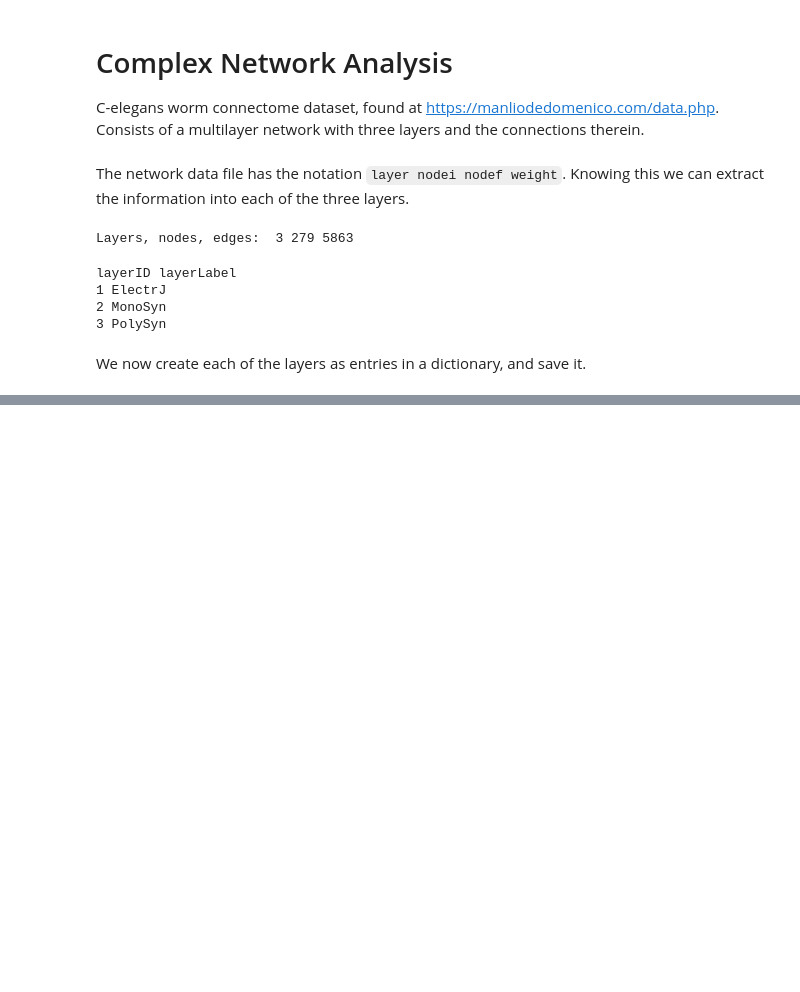
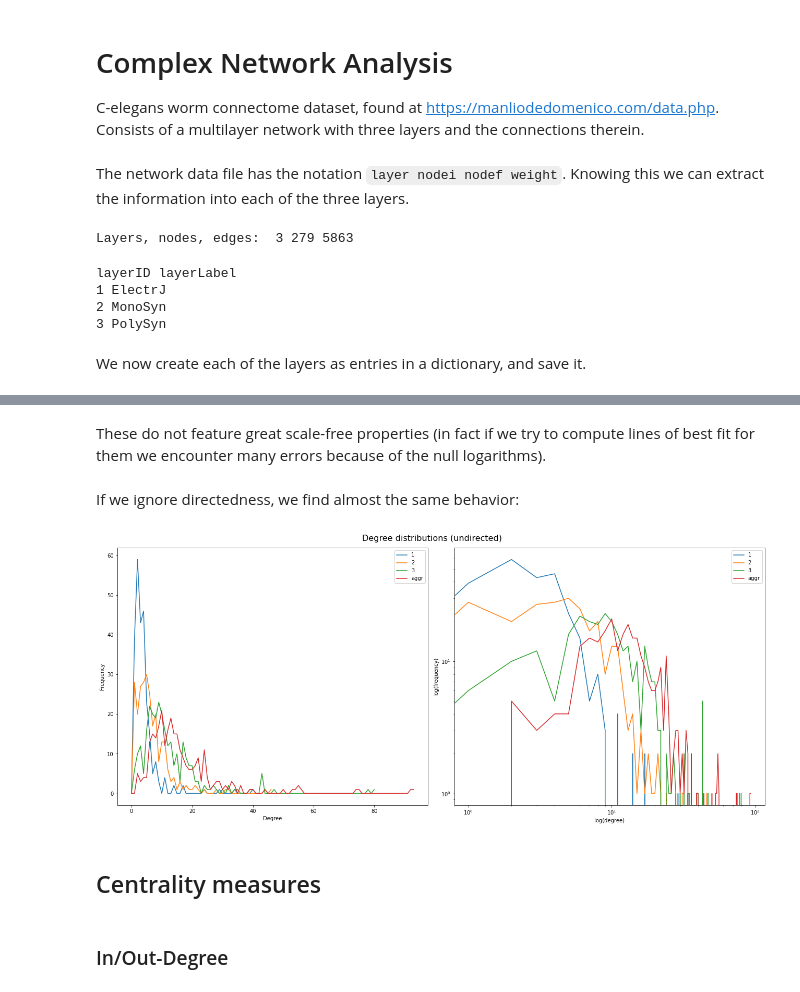
Before and after one commit to goznalo-git/RedesNeuronalesComplejas-UNED, a Jupyter notebook: ComplexNetwork/ComplexNetworkAnalysis.ipynb, the cells around one changed output, grey strips where cells are left out. Cells and saved outputs as stored; diff of their text form; code cells hidden in the pictures; blank space fills up the shorter version.

```diff
--- a/ComplexNetwork/ComplexNetworkAnalysis.ipynb
+++ b/ComplexNetwork/ComplexNetworkAnalysis.ipynb
@@ -89,0 +119,21 @@ Diameter:  5
+# %%
+def degree_histogram(G, in_out):
+    """
+    Return a list of the frequency of each degree value (a histogram).
+    """
+
+    nodes = G.nodes()
+    if in_out == 'in':
+        in_deg = dict(G.in_degree())
+        degrees = in_deg.values()
+    elif in_out == 'out':
+        out_deg = dict(G.out_degree())
+        degrees = out_deg.values()
+
+    dmax = max(degrees) + 1
+    freq = [0 for d in range(dmax)]
+
+    for d in degrees:
+        freq[d] += 1
+
+    return freq
@@ -89,0 +169,32 @@ Diameter:  5
+# %% [markdown]
+These do not feature great scale-free properties (in fact if we try to compute lines of best fit for them we encounter many errors because of the null logarithms).
+# %% [markdown]
+If we ignore directedness, we find almost the same behavior:
+# %%
+fig, ax = plt.subplots(1, 2, figsize=(18, 8))
+
+fig.suptitle('Degree distributions (undirected)', fontsize = 16)
+
+for i, G in Glays.items():
+
+    undG = nx.Graph(G)
+    hist = nx.degree_histogram(undG)
+
+    ax[0].plot(range(len(hist)), hist, label=f'{i}')
+    ax[1].loglog(range(len(hist)), hist, label=f'{i}')
+
+ax[0].set_xlabel('Degree')
+ax[0].set_ylabel('Frequency')
+ax[0].legend()
+
+ax[1].set_xlabel('log(degree)')
+ax[1].set_ylabel('log(frequency)')
+ax[1].legend()
+
+plt.tight_layout()
+
+plt.savefig('Figures/degree_distrib_undir.png', facecolor='white', transparent=False)
+# %% [output]
+[figure, added]
+# %% [markdown]
+## Centrality measures
@@ -89,0 +213,2 @@ Diameter:  5
+# %% [markdown]
+### In/Out-Degree
```
Also changed, not shown: parts of 15 cells of this notebook, 4 other files.
